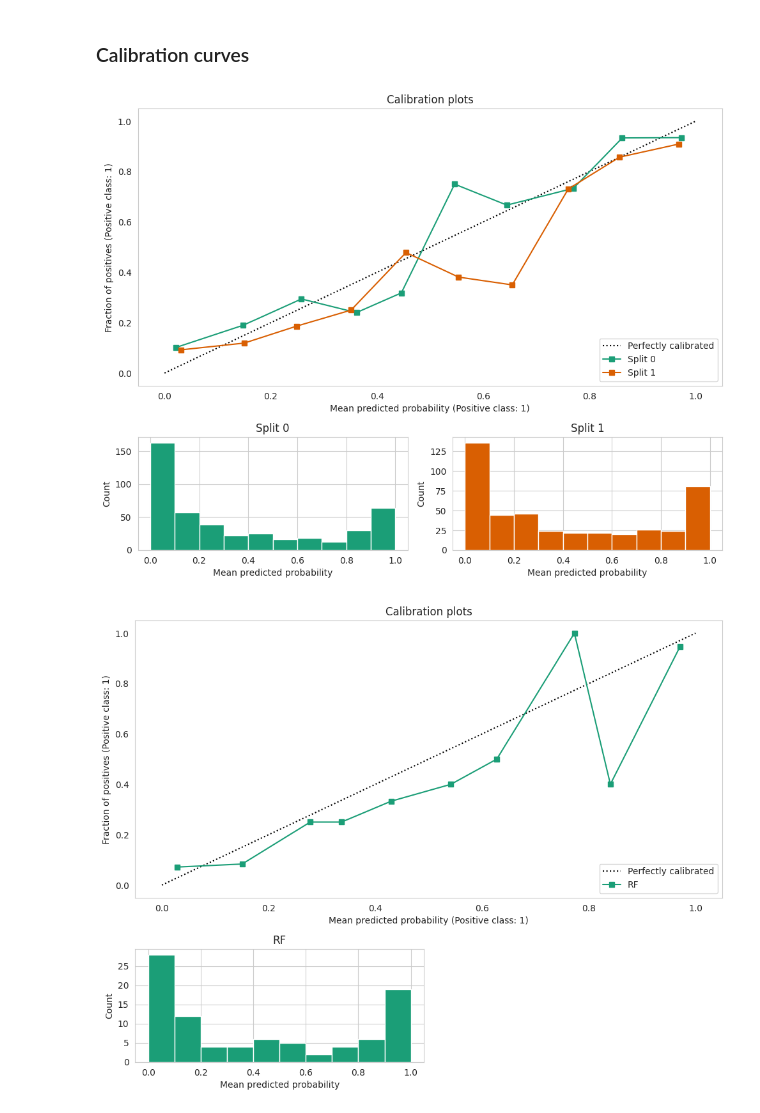
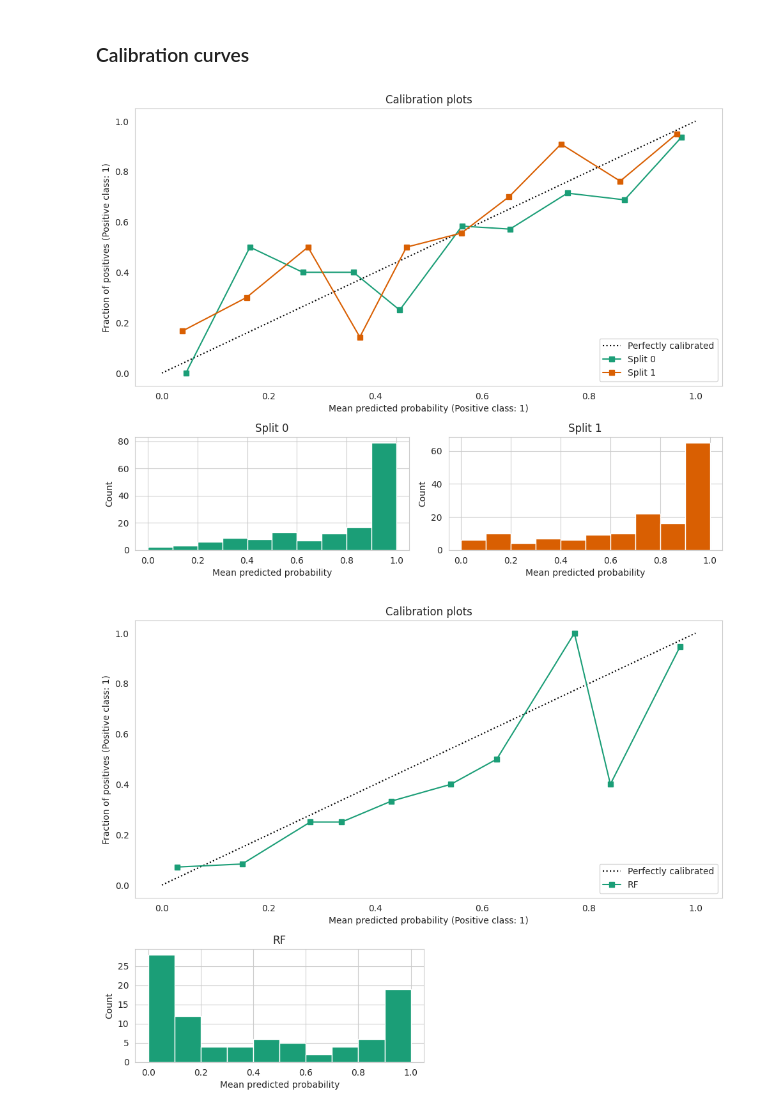
Before and after one commit to rfdspeng/ml_ai_portfolio, a Jupyter notebook: titanic/notebooks/titanic.ipynb, the cells around one changed output. Saved outputs shown, nothing was run; the diff lists cells and outputs as text; code cells hidden in the pictures.

```diff
--- a/titanic/titanic.ipynb
+++ b/titanic/notebooks/titanic.ipynb
@@ -1123,14 +1131,19 @@ ax.legend(handles[:2], ["Training Score", "Test Score"])
 # y_test = df["Survived"].iloc[val_idx].to_numpy()
 # X_train = data_prep_pipe.fit_transform(X_train)
 # X_test = data_prep_pipe.transform(X_test)
+# %%
+df_sub = df_with_title.query("Title in ['Miss', 'Mrs']")
+
+n_folds = 2
+cv_splitter = make_stratified_k_fold_with_custom_strata(df_sub, ["Survived"], cv_kwargs={"n_splits": n_folds, "shuffle": True})
 # %%
 import matplotlib.pyplot as plt
 from matplotlib.gridspec import GridSpec
 
 from sklearn.calibration import CalibratedClassifierCV, CalibrationDisplay
 
-n_folds = 2
-cv_splitter = make_stratified_k_fold_with_custom_strata(df_with_title, ["Title", "Survived"], cv_kwargs={"n_splits": n_folds, "shuffle": True})
+# n_folds = 2
+# cv_splitter = make_stratified_k_fold_with_custom_strata(df_with_title, ["Title", "Survived"], cv_kwargs={"n_splits": n_folds, "shuffle": True})
 
 fig = plt.figure(figsize=(10, 10))
 gs = GridSpec(4, 2)
@@ -1139,11 +1152,11 @@ colors = plt.get_cmap("Dark2")
 ax_calibration_curve = fig.add_subplot(gs[:2, :2])
 calibration_displays = {}
 # for i, (clf, name) in enumerate(clf_list):
-for i, (train_idx, val_idx) in enumerate(cv_splitter.split(df.drop(columns=["Survived"]), y=df["Survived"])):
-    X_train = df.drop(columns=["Survived"]).iloc[train_idx]
-    y_train = df["Survived"].iloc[train_idx].to_numpy()
-    X_test = df.drop(columns=["Survived"]).iloc[val_idx]
-    y_test = df["Survived"].iloc[val_idx].to_numpy()
+for i, (train_idx, val_idx) in enumerate(cv_splitter.split(df_sub.drop(columns=["Survived"]), y=df_sub["Survived"])):
+    X_train = df_sub.drop(columns=["Survived"]).iloc[train_idx]
+    y_train = df_sub["Survived"].iloc[train_idx].to_numpy()
+    X_test = df_sub.drop(columns=["Survived"]).iloc[val_idx]
+    y_test = df_sub["Survived"].iloc[val_idx].to_numpy()
     X_train = data_prep_pipe.fit_transform(X_train)
     X_test = data_prep_pipe.transform(X_test)
     model.fit(X_train, y_train)
@@ -1153,34 +1166,34 @@ for i, (train_idx, val_idx) in enumerate(cv_splitter.split(df.drop(columns=["Sur
         y_test,
         n_bins=10,
         name=f"Split {i}",
         ax=ax_calibration_curve,
         color=colors(i),
     )
     calibration_displays[f"Split {i}"] = display
 
 ax_calibration_curve.grid()
 ax_calibration_curve.set_title("Calibration plots")
 
 # Add histogram
 grid_positions = [(2, 0), (2, 1), (3, 0), (3, 1)]
 # for i, (_, name) in enumerate(clf_list):
 for i, name in enumerate(calibration_displays.keys()):
     row, col = grid_positions[i]
     ax = fig.add_subplot(gs[row, col])
 
     ax.hist(
         calibration_displays[name].y_prob,
         range=(0, 1),
         bins=10,
         label=name,
         color=colors(i),
     )
     ax.set(title=name, xlabel="Mean predicted probability", ylabel="Count")
 
 plt.tight_layout()
 plt.show()
 # %% [output]
-[figure, old version]
+[figure, new version]
 # %%
 # import matplotlib.pyplot as plt
 # from matplotlib.gridspec import GridSpec
```
Also changed, not shown: parts of 9 cells of this notebook, 15 other files.
